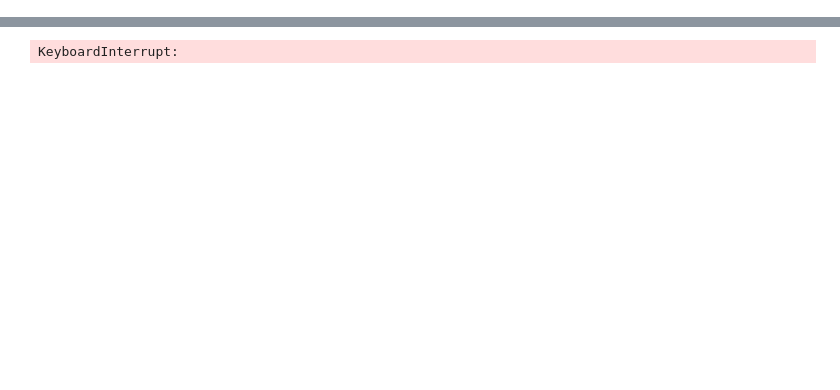
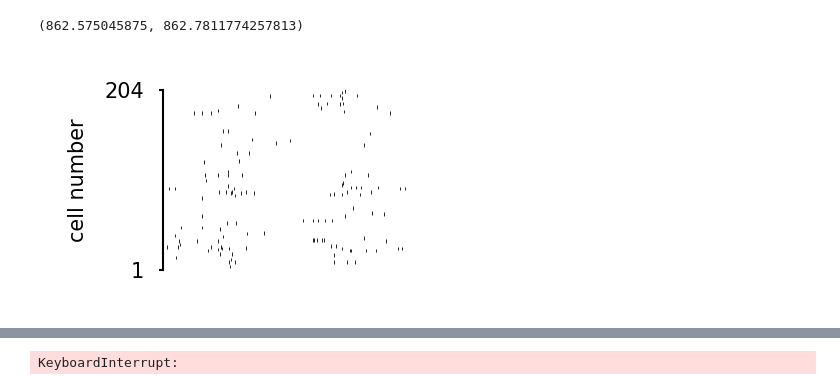
Before and after one commit to Zhang-CNL/PO-OU, a Jupyter notebook: notebooks/run_momentum.ipynb, the cells around one changed output, grey strips where cells are left out. Drawn from its saved outputs; the diff is of its cells as text; code cells hidden in the pictures; blank space fills up the shorter version.

```diff
--- a/notebooks/run_momentum.ipynb
+++ b/notebooks/run_momentum.ipynb
@@ -30,3 +37,38 @@ hse.plot_placefields(rat_data.place_field_data, [0,1,2,3])
+# %%
+spike_dict = {}
+unique_cells = np.unique(rat_data.raw_data.spike_ids).astype(int)
+#Assigns spikes based on cell id
+for cell_id in unique_cells:
+    cell_spikes = rat_data.raw_data.spike_times[rat_data.raw_data.spike_ids == cell_id]
+    spike_dict[cell_id] = cell_spikes
+# %%
+rt = rat_data.raw_data.raw_ripples[13, :2]
+place_ids = rat_data.place_field_data.place_cell_ids
+
+start_time = rt[0] #- 10
+end_time   = rt[1] #+ 2
+fig = plt.figure(figsize=(1.1, 1), dpi=300)
+ax = fig.add_axes([.2, .05, .75, .6])
+for i,cell in enumerate(place_ids):
+    spike = spike_dict[cell]
+    pt = spike[(spike > start_time) & (spike < end_time)]
+    ax.eventplot(pt, lineoffsets=i, orientation='horizontal', linelengths=4, linewidths=.2, color='black')
+
+#ax.axvspan(rt[0], rt[1], alpha=.3, color='#f15a29', linewidth=0)
+ax.spines['top'].set_visible(False)
+ax.spines['right'].set_visible(False)
+ax.spines['bottom'].set_visible(False)
+ax.spines['left'].set_linewidth(.5)
+ax.set_ylabel('cell number', rotation=90)
+ax.set_yticks([0, len(place_ids)])
+ax.set_yticklabels([1, len(place_ids) + 1])
+ax.tick_params(direction='out', length=1, width=.5)
+ax.set_xticks([])
+ax.set_ylim([0, len(place_ids)])
+ax.set_xlim([start_time, end_time])
+# %% [output]
+(862.575045875, 862.7811774257813)
+[figure, added]
 # %%
 bmap = hsem.BayesianMAP(
     rat_data.place_field_data.place_fields,#[rat_data.place_field_data.place_cell_ids],
```
Also changed, not shown: parts of 10 cells of this notebook, 10 other files.
